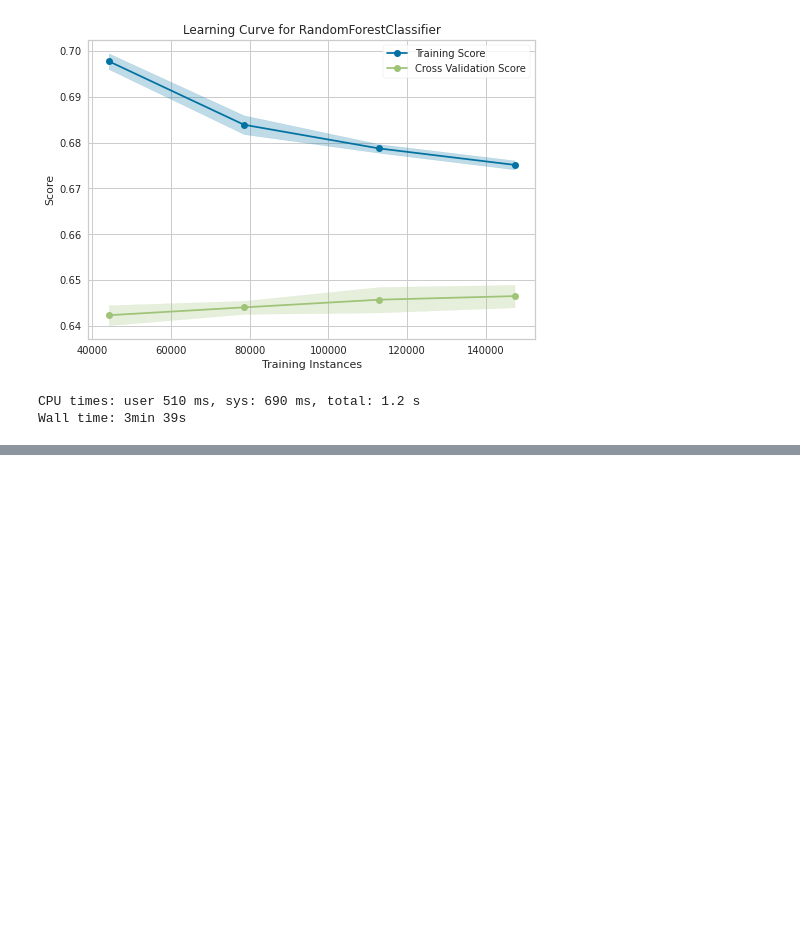
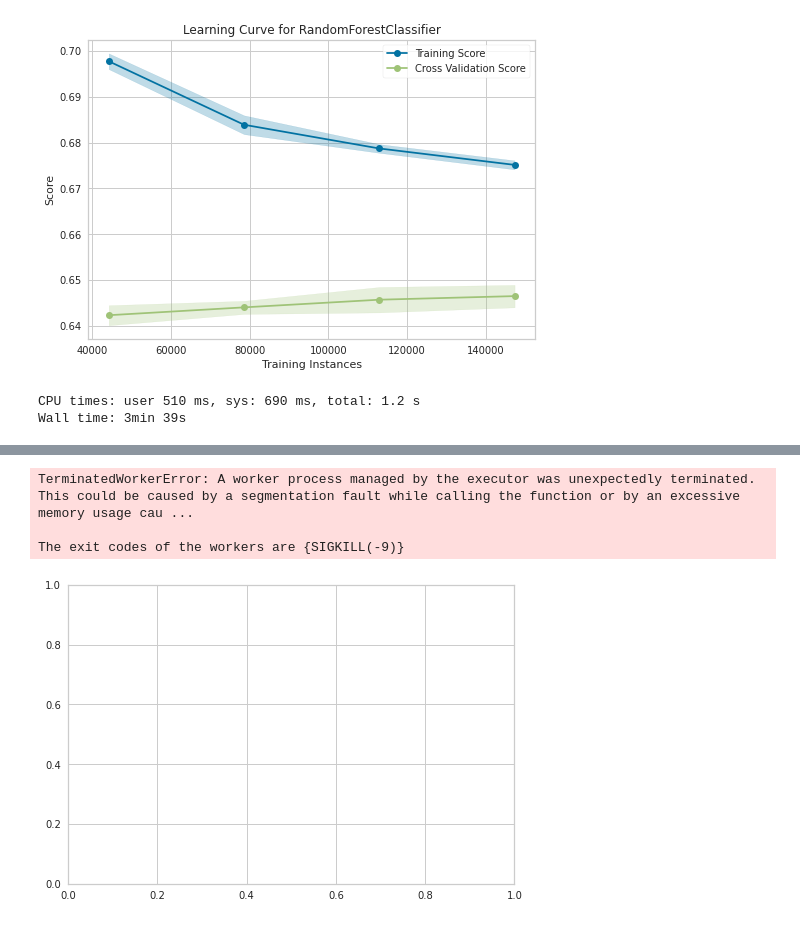
Before and after one commit to hadi-gharibi/oreh_yreviled, a Jupyter notebook: notebooks/03-modeling.ipynb, the cells around one changed output, grey strips where cells are left out. Cells and saved outputs as stored; diff of their text form; code cells hidden in the pictures; blank space fills up the shorter version.

```diff
--- a/notebooks/03-modeling.ipynb
+++ b/notebooks/03-modeling.ipynb
@@ -232,0 +211,12 @@ lc_plot(rf_model, rf_data_rank_enc, n_jobs=3)
+# %%
+#eith cat enc
+W = (len(X_train) - y_train.sum()) / y_train.sum()
+xgb_model = XGBClassifier(objective="binary:logistic", random_state=42, scale_pos_weight = W)
+
+
+lc_plot(xgb_model, rf_data_enc, n_jobs=3)
+# %% [output]
+TerminatedWorkerError: A worker process managed by the executor was unexpectedly terminated. This could be caused by a segmentation fault while calling the function or by an excessive memory usage cau ...
+
+The exit codes of the workers are {SIGKILL(-9)}
+[figure, added]
```
Also changed, not shown: parts of 9 cells of this notebook.
